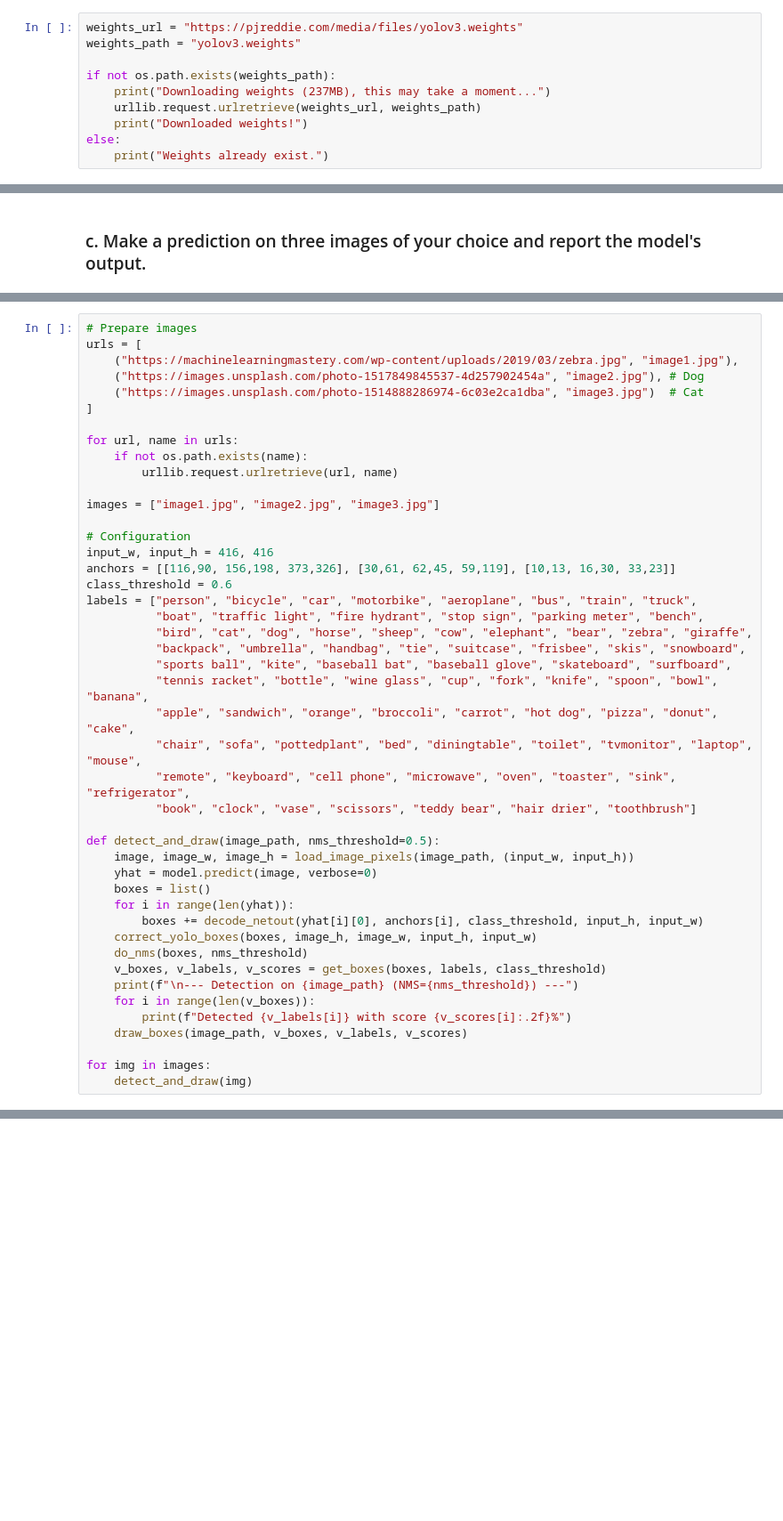
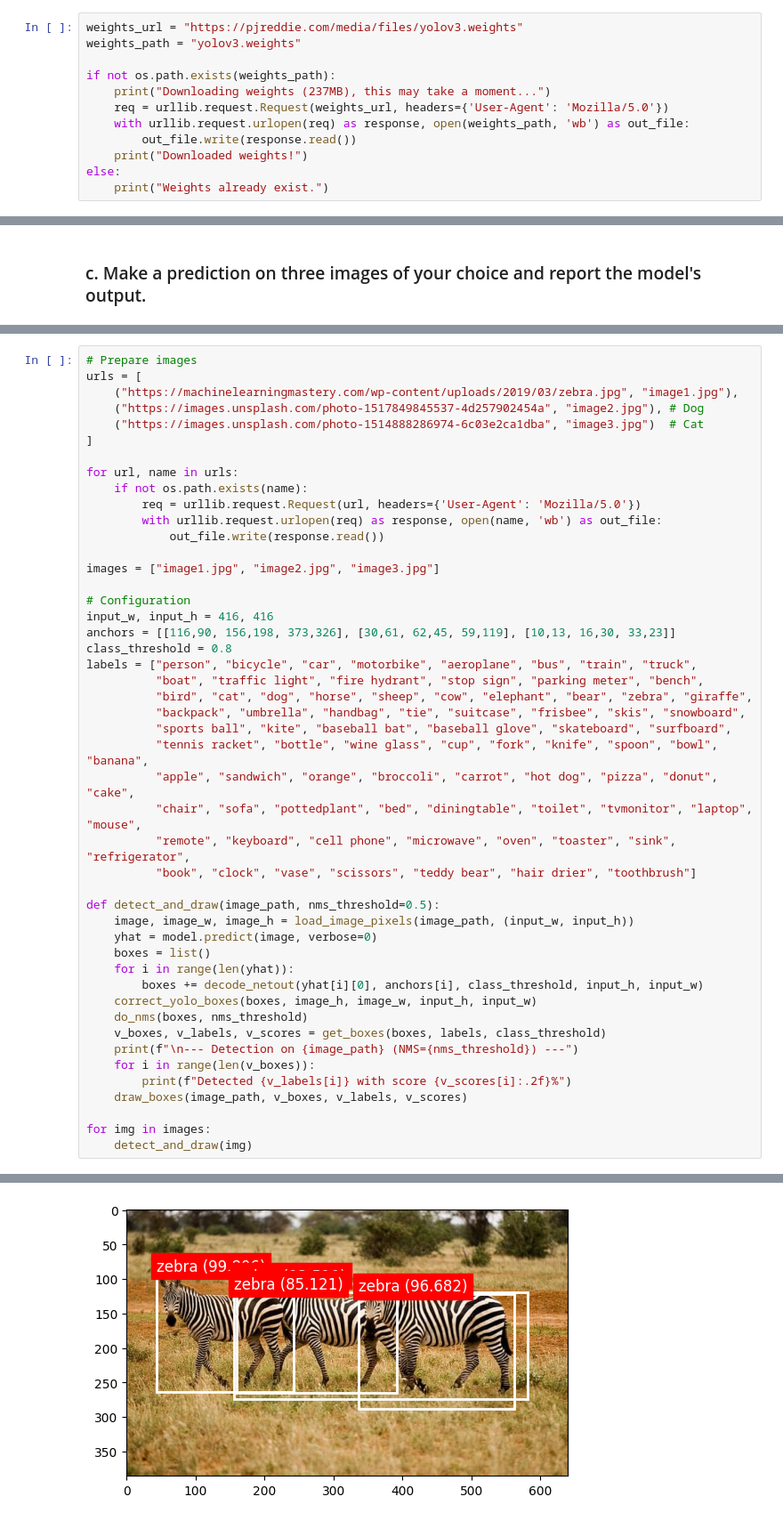
Before and after one commit to adamnelsonarcher/COSC6373, a Jupyter notebook: HW10/Part_A/HW10-ICA-PartA_Adam_Nelson-Archer.ipynb, the cells around one changed output, grey strips where cells are left out. Shown at 89% size. Drawn from its saved outputs; the diff is of its cells as text; blank space fills up the shorter version.

```diff
--- a/HW10/Part_A/HW10-ICA-PartA_Adam_Nelson-Archer.ipynb
+++ b/HW10/Part_A/HW10-ICA-PartA_Adam_Nelson-Archer.ipynb
@@ -28,7 +28,9 @@ weights_path = "yolov3.weights"
 
 if not os.path.exists(weights_path):
     print("Downloading weights (237MB), this may take a moment...")
-    urllib.request.urlretrieve(weights_url, weights_path)
+    req = urllib.request.Request(weights_url, headers={'User-Agent': 'Mozilla/5.0'})
+    with urllib.request.urlopen(req) as response, open(weights_path, 'wb') as out_file:
+        out_file.write(response.read())
     print("Downloaded weights!")
 else:
     print("Weights already exist.")
@@ -326,14 +333,16 @@ urls = [
 
 for url, name in urls:
     if not os.path.exists(name):
-        urllib.request.urlretrieve(url, name)
+        req = urllib.request.Request(url, headers={'User-Agent': 'Mozilla/5.0'})
+        with urllib.request.urlopen(req) as response, open(name, 'wb') as out_file:
+            out_file.write(response.read())
 
 images = ["image1.jpg", "image2.jpg", "image3.jpg"]
 
 # Configuration
 input_w, input_h = 416, 416
 anchors = [[116,90, 156,198, 373,326], [30,61, 62,45, 59,119], [10,13, 16,30, 33,23]]
-class_threshold = 0.6
+class_threshold = 0.8
 labels = ["person", "bicycle", "car", "motorbike", "aeroplane", "bus", "train", "truck",
           "boat", "traffic light", "fire hydrant", "stop sign", "parking meter", "bench",
           "bird", "cat", "dog", "horse", "sheep", "cow", "elephant", "bear", "zebra", "giraffe",
@@ -361,3 +370,4 @@ def detect_and_draw(image_path, nms_threshold=0.5):
 
 for img in images:
     detect_and_draw(img)
+# %% [output]
@@ -363,0 +379 @@ for img in images:
+[figure, added]
```
Also changed, not shown: parts of 8 cells of this notebook, 4 other files.
